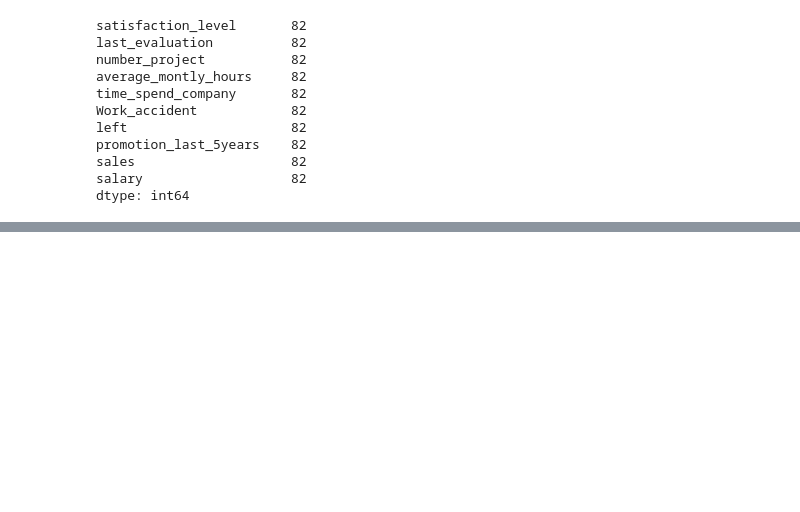
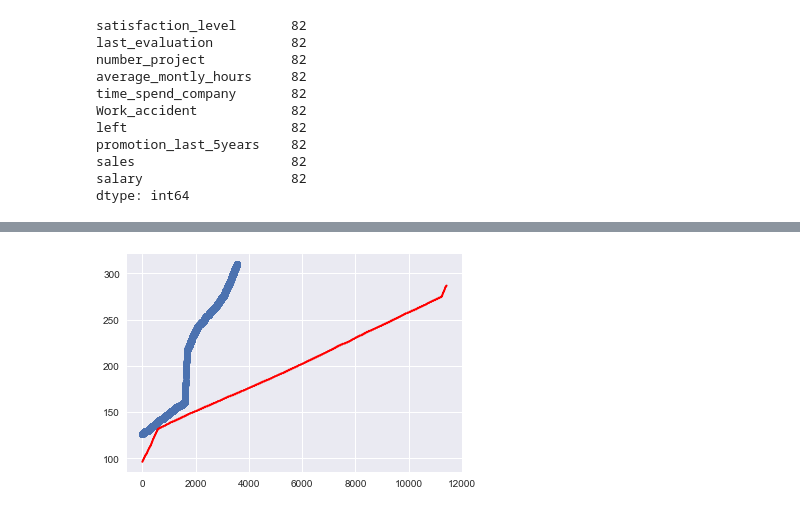
Before and after one commit to conb1299/Draft-1, a Jupyter notebook: Draft 1.ipynb, the cells around one changed output, grey strips where cells are left out. Cells and saved outputs as stored; diff of their text form; code cells hidden in the pictures; blank space fills up the shorter version.

```diff
--- a/Draft 1.ipynb
+++ b/Draft 1.ipynb
@@ -245,0 +274,12 @@ plt.legend(loc='upper right')
+# %%
+x= df[df['Left']==1]['Monthly Hours']
+y= df[df['Left']==0]['Monthly Hours']
+
+hours_left=sorted(x)
+hours_stay=sorted(y)
+
+plt.plot(hours_left,"o")
+plt.plot(hours_stay,"r")
+plt.show()
+# %% [output]
+[figure, added]
```
Also changed, not shown: parts of 34 cells of this notebook.
